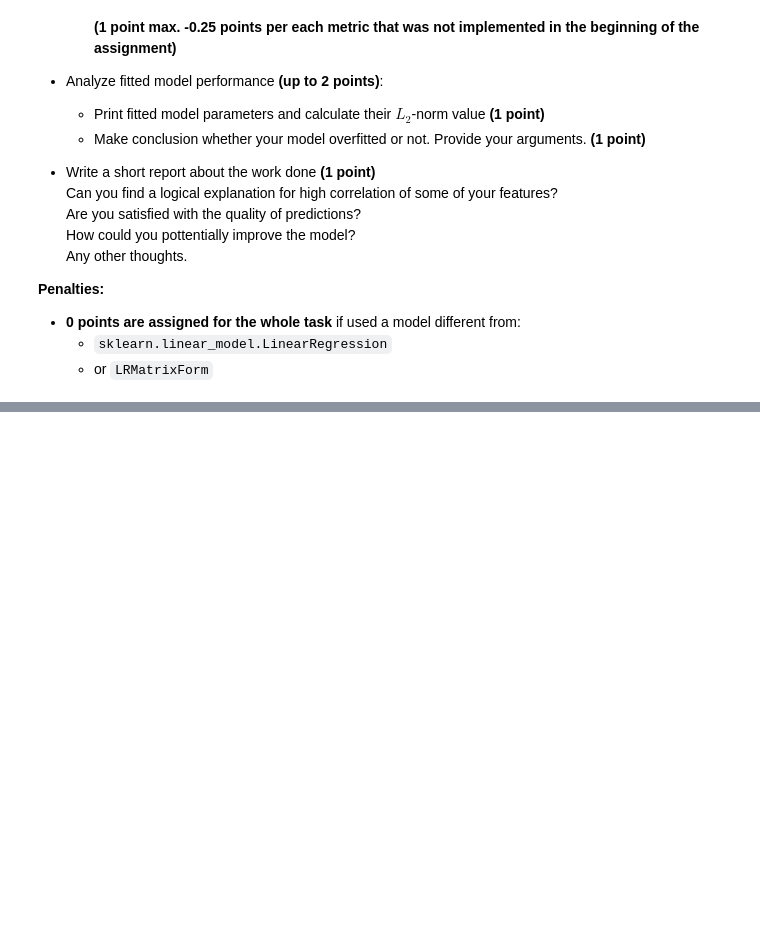
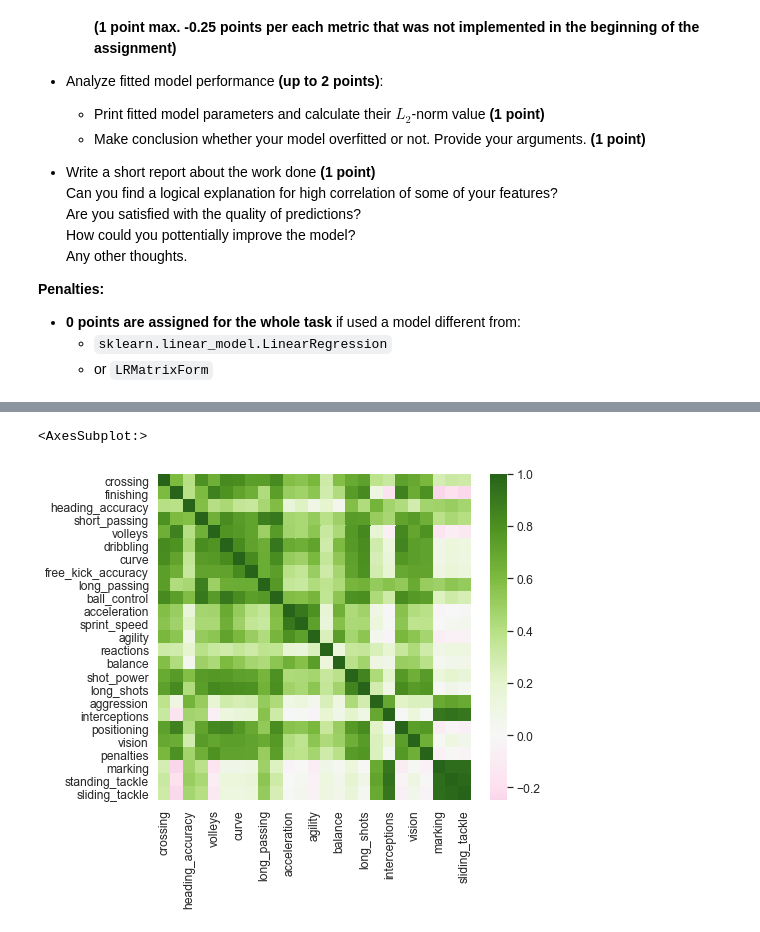
Before and after one commit to mamont79/03-LR, a Jupyter notebook: linear_regression.ipynb, the cells around one changed output, grey strips where cells are left out. Drawn from its saved outputs; the diff is of its cells as text; code cells hidden in the pictures; blank space fills up the shorter version.

```diff
--- a/linear_regression.ipynb
+++ b/linear_regression.ipynb
@@ -1701,0 +1718,3 @@ Steps you need to follow:
+# %%
+last_task_df = df.drop(['overall_rating', 'gk_diving', 'gk_handling', 'gk_kicking', 'gk_positioning', 'gk_reflexes',
+                        'strength', 'jumping', 'potential', 'stamina'], axis=1)
@@ -1701,0 +1737,3 @@ Steps you need to follow:
+# %%
+correl_df = last_task_df.corr()
+display(correl_df)
@@ -1701,0 +1758,5 @@ Steps you need to follow:
+# %%
+sns.heatmap(correl_df, cmap='PiYG', center=0)
+# %% [output]
+<AxesSubplot:>
+[figure, added]
```
Also changed, not shown: parts of 6 cells of this notebook.
